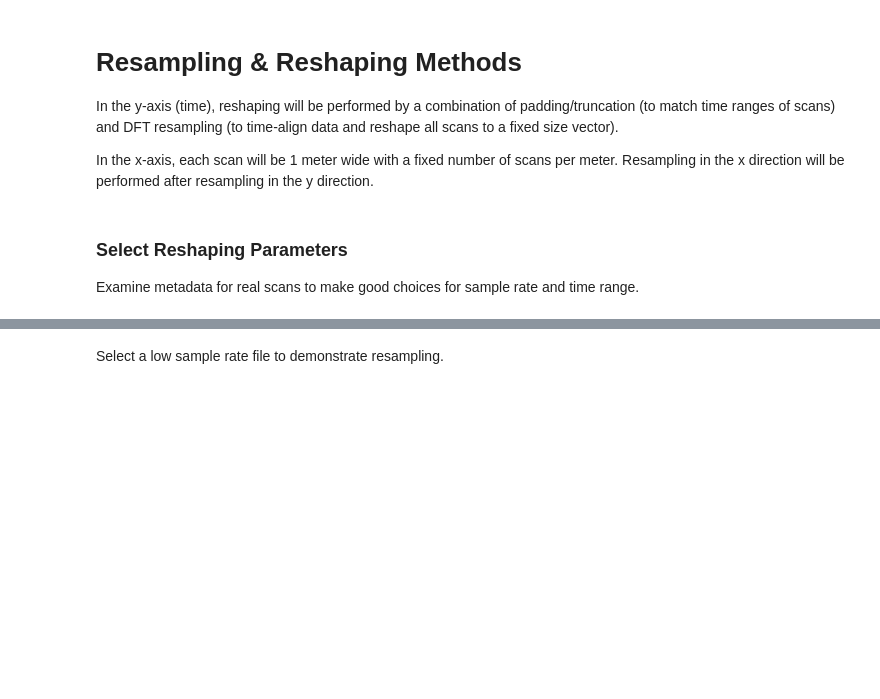
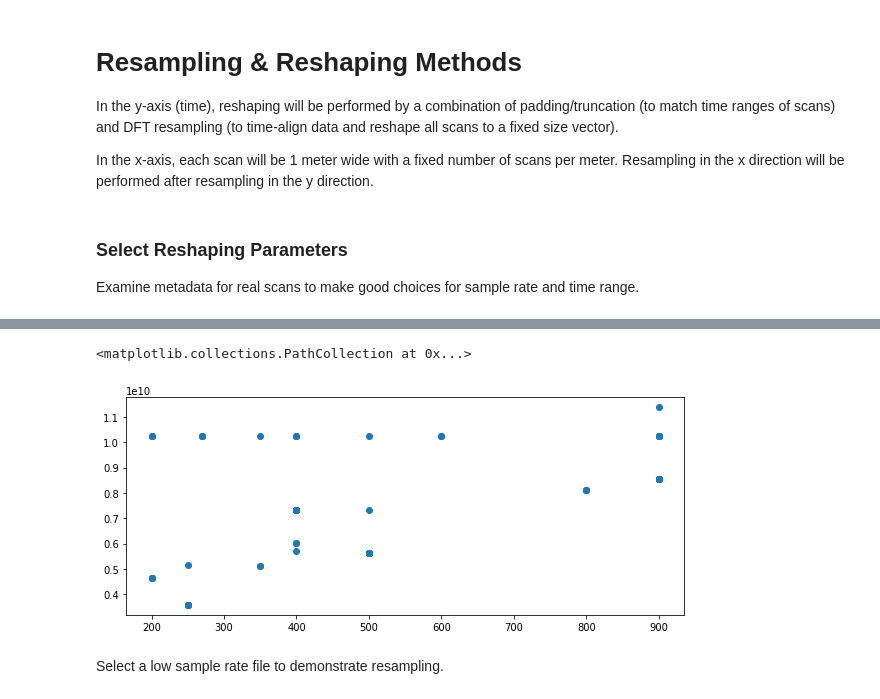
Before and after one commit to jeanruggiero/masters-thesis, a Jupyter notebook: DataExploration.ipynb, the cells around one changed output, grey strips where cells are left out. Drawn from its saved outputs; the diff is of its cells as text; code cells hidden in the pictures; blank space fills up the shorter version.

```diff
--- a/DataExploration.ipynb
+++ b/DataExploration.ipynb
@@ -20,5 +20,5 @@ import matplotlib.pyplot as plt
 plt.rcParams["figure.figsize"] = (10,4)
 s3 = boto3.resource('s3')
 # %%
-# m = get_metadata()
-# m.describe()
+m = get_metadata()
+m.describe()
@@ -25,5 +35,8 @@ s3 = boto3.resource('s3')
 # %%
-# plt.scatter(m['center_frequency'], m['sample_rate'])
+plt.scatter(m['center_frequency'], m['sample_rate'])
+# %% [output]
+<matplotlib.collections.PathCollection at 0x...>
+[figure, added]
 # %% [markdown]
 Select a low sample rate file to demonstrate resampling.
 # %%
```
Also changed, not shown: parts of 3 cells of this notebook, 1 other file.
